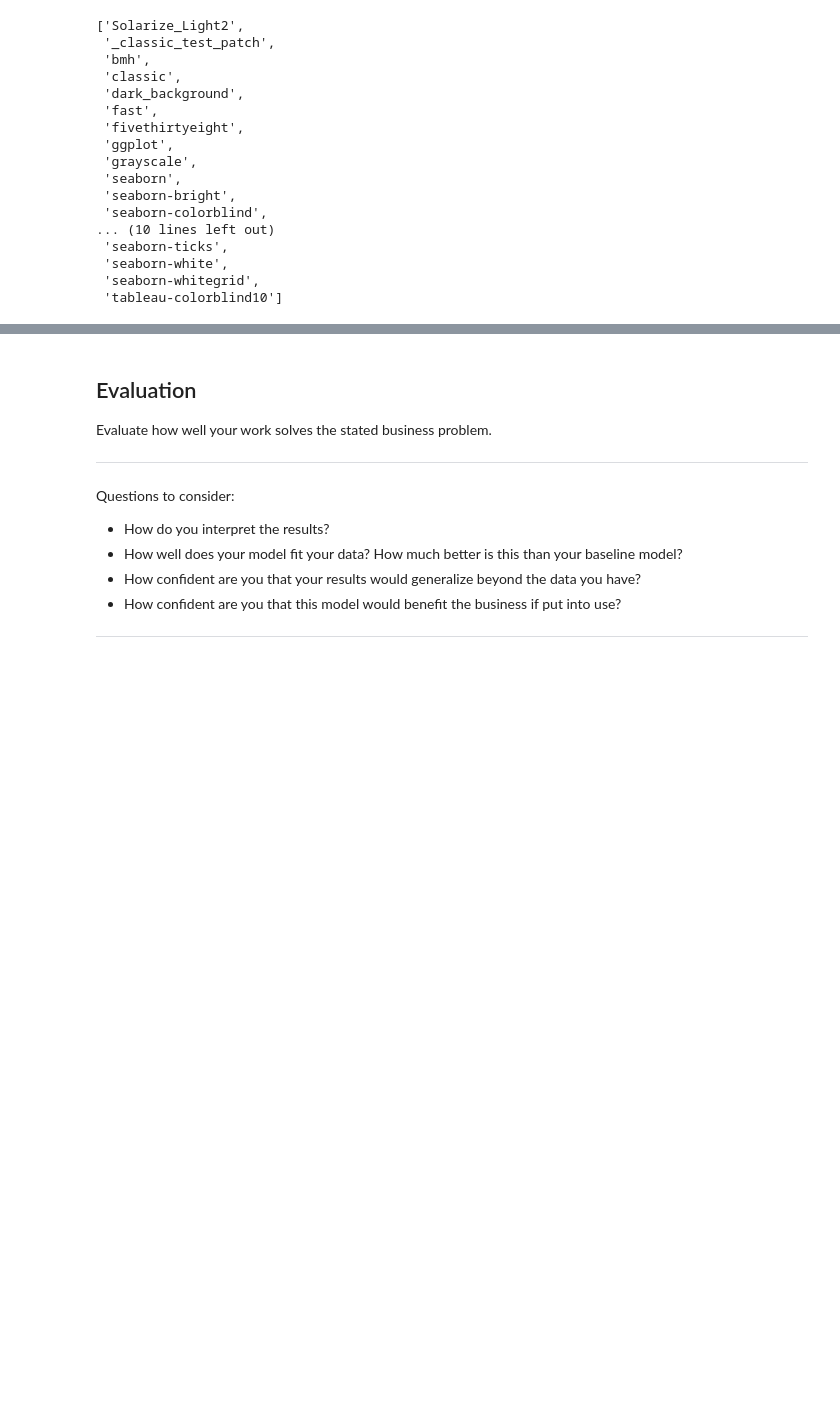
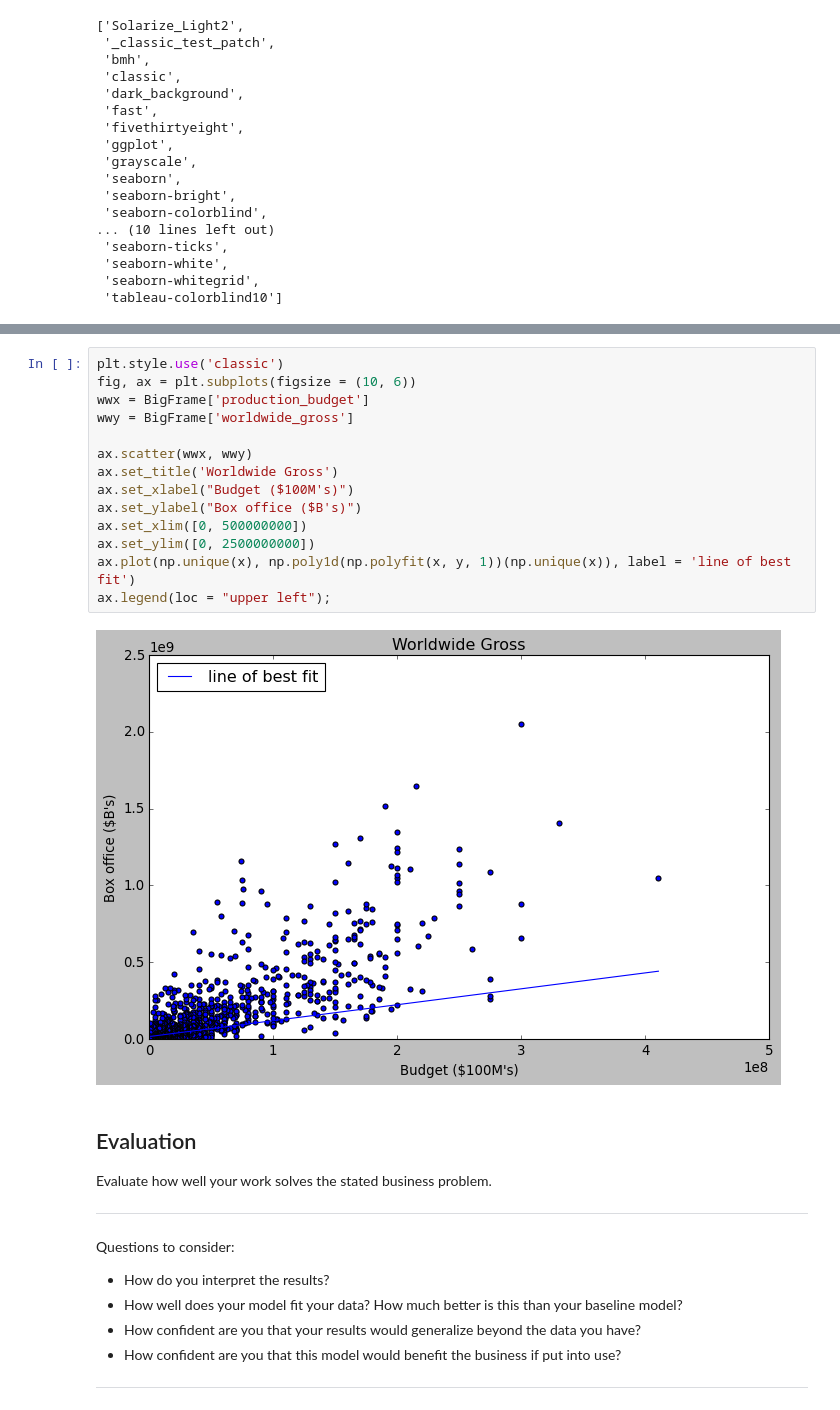
Before and after one commit to 281clo/microsoft-movie-analysis, a Jupyter notebook: index.ipynb, the cells around one changed output, grey strips where cells are left out. Cells and saved outputs as stored; diff of their text form; blank space fills up the shorter version.

```diff
--- a/index.ipynb
+++ b/index.ipynb
@@ -234,3 +237,19 @@ ax[1].scatter(x, y, label = 'Domestic Gross')
+# %%
+plt.style.use('classic')
+fig, ax = plt.subplots(figsize = (10, 6))
+wwx = BigFrame['production_budget']
+wwy = BigFrame['worldwide_gross']
+
+ax.scatter(wwx, wwy)
+ax.set_title('Worldwide Gross')
+ax.set_xlabel("Budget ($100M's)")
+ax.set_ylabel("Box office ($B's)")
+ax.set_xlim([0, 500000000])
+ax.set_ylim([0, 2500000000])
+ax.plot(np.unique(x), np.poly1d(np.polyfit(x, y, 1))(np.unique(x)), label = 'line of best fit')
+ax.legend(loc = "upper left");
+# %% [output]
+[figure, added]
 # %% [markdown]
 ## Evaluation
 Evaluate how well your work solves the stated business problem.
```
Also changed, not shown: parts of 1 cell of this notebook.
